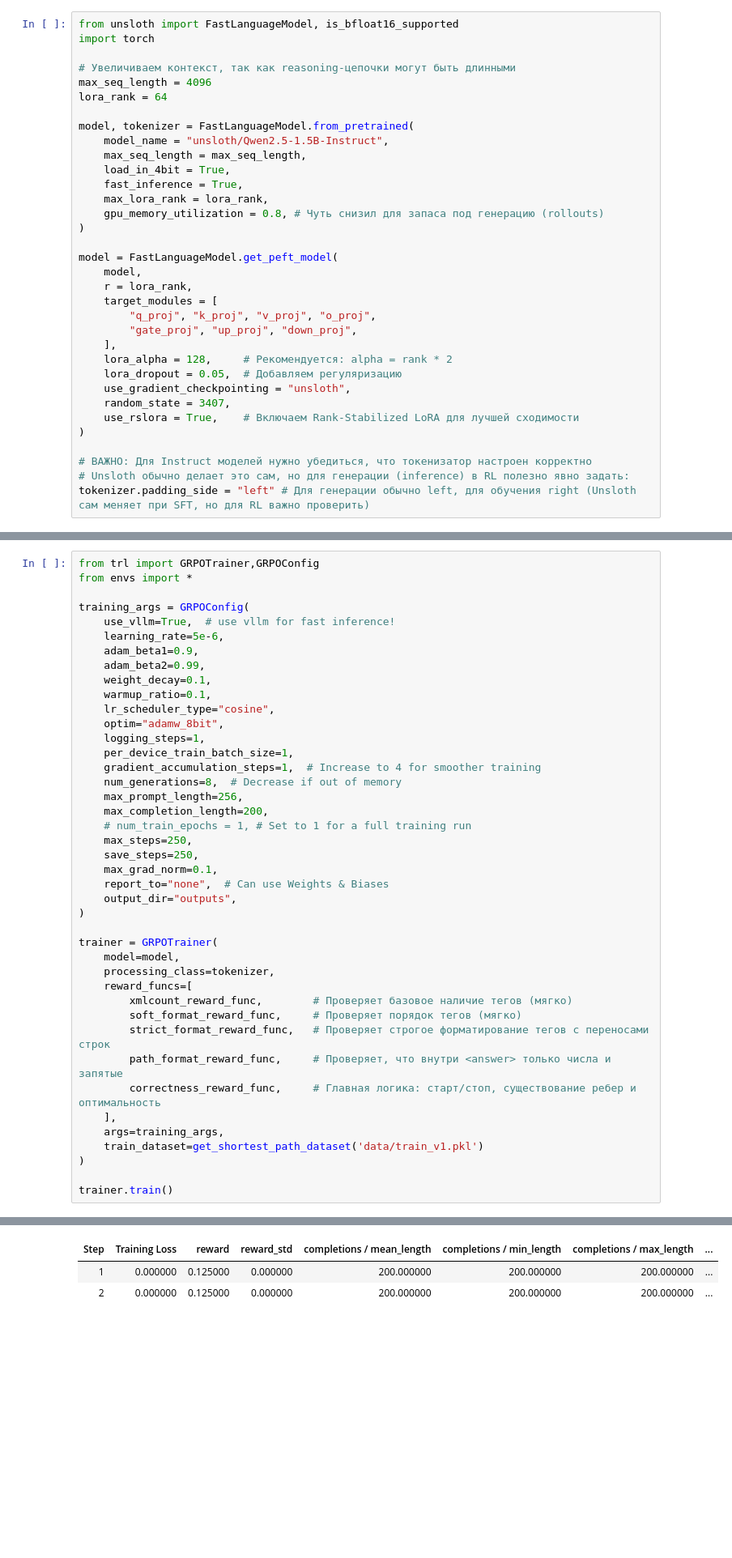
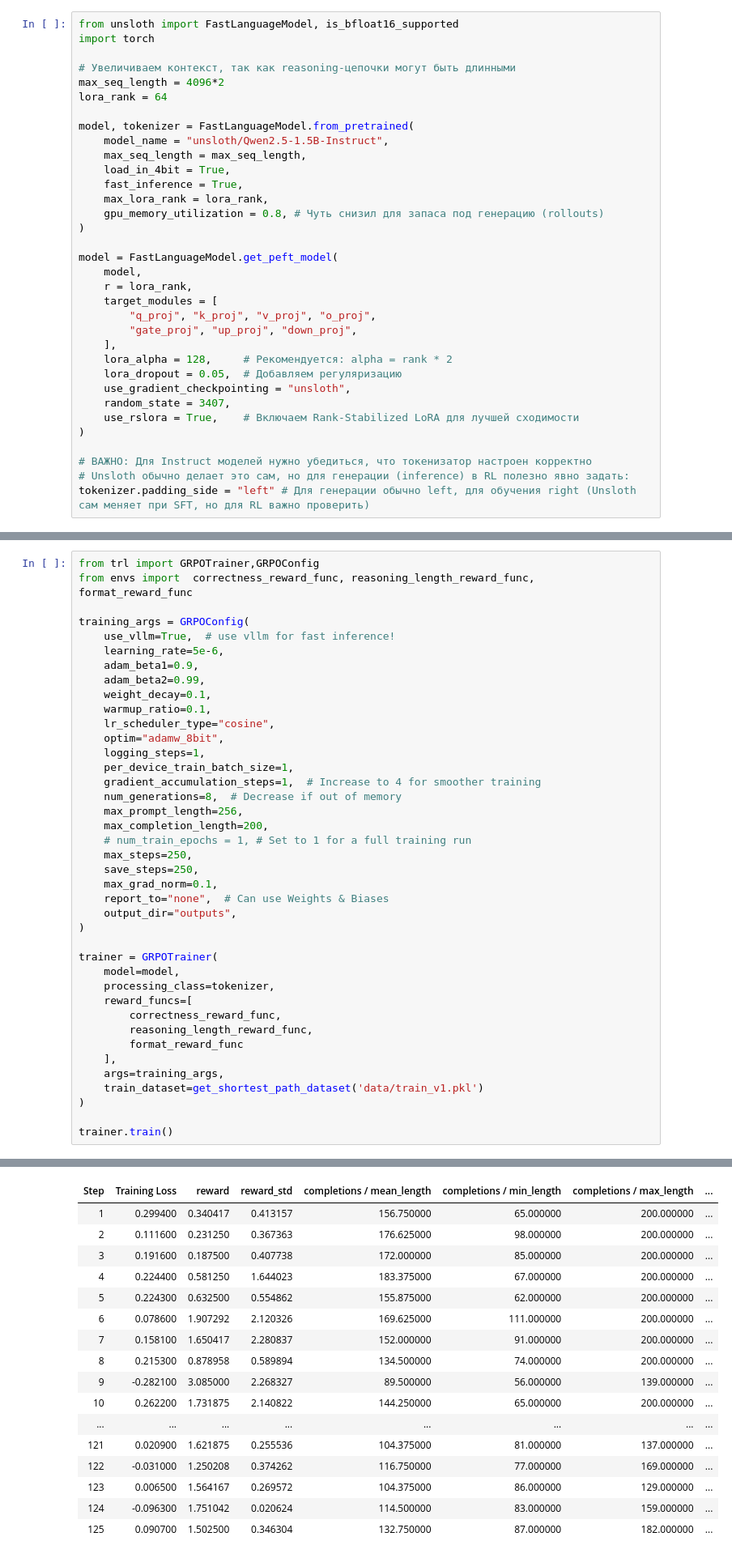
Before and after one commit to TebelevGt/HW-2_env, a Jupyter notebook: rl-shortest-path-agent/notebooks/playground.ipynb, the cells around one changed output, grey strips where cells are left out. Shown at 81% size. Drawn from its saved outputs; the diff is of its cells as text; blank space fills up the shorter version.

```diff
--- a/rl-shortest-path-agent/notebooks/playground.ipynb
+++ b/rl-shortest-path-agent/notebooks/playground.ipynb
@@ -59,7 +59,7 @@ from unsloth import FastLanguageModel, is_bfloat16_supported
 import torch
 
 # Увеличиваем контекст, так как reasoning-цепочки могут быть длинными
-max_seq_length = 4096
+max_seq_length = 4096*2
 lora_rank = 64
 
 model, tokenizer = FastLanguageModel.from_pretrained(
@@ -143,6 +169,6 @@ Unsloth 2026.2.1 patched 28 layers with 0 QKV layers, 0 O layers and 0 MLP layer
 # %%
 from trl import GRPOTrainer,GRPOConfig
-from envs import *
+from envs import  correctness_reward_func, reasoning_length_reward_func, format_reward_func
 
 training_args = GRPOConfig(
     use_vllm=True,  # use vllm for fast inference!
@@ -171,11 +197,9 @@ trainer = GRPOTrainer(
     model=model,
     processing_class=tokenizer,
     reward_funcs=[
-        xmlcount_reward_func,        # Проверяет базовое наличие тегов (мягко)
-        soft_format_reward_func,     # Проверяет порядок тегов (мягко)
-        strict_format_reward_func,   # Проверяет строгое форматирование тегов с переносами строк
-        path_format_reward_func,     # Проверяет, что внутри <answer> только числа и запятые
-        correctness_reward_func,     # Главная логика: старт/стоп, существование ребер и оптимальность
+        correctness_reward_func,
+        reasoning_length_reward_func,
+        format_reward_func
     ],
     args=training_args,
     train_dataset=get_shortest_path_dataset('data/train_v1.pkl')
@@ -200,3 +221,17 @@ Reward: 0.000
 | Step | Training Loss | reward | reward_std | completions / mean_length | completions / min_length | completions / max_length | ... |
-| 1 | 0.000000 | 0.125000 | 0.000000 | 200.000000 | 200.000000 | 200.000000 | ... |
-| 2 | 0.000000 | 0.125000 | 0.000000 | 200.000000 | 200.000000 | 200.000000 | ... |
+| 1 | 0.299400 | 0.340417 | 0.413157 | 156.750000 | 65.000000 | 200.000000 | ... |
+| 2 | 0.111600 | 0.231250 | 0.367363 | 176.625000 | 98.000000 | 200.000000 | ... |
+| 3 | 0.191600 | 0.187500 | 0.407738 | 172.000000 | 85.000000 | 200.000000 | ... |
+| 4 | 0.224400 | 0.581250 | 1.644023 | 183.375000 | 67.000000 | 200.000000 | ... |
+| 5 | 0.224300 | 0.632500 | 0.554862 | 155.875000 | 62.000000 | 200.000000 | ... |
+| 6 | 0.078600 | 1.907292 | 2.120326 | 169.625000 | 111.000000 | 200.000000 | ... |
+| 7 | 0.158100 | 1.650417 | 2.280837 | 152.000000 | 91.000000 | 200.000000 | ... |
+| 8 | 0.215300 | 0.878958 | 0.589894 | 134.500000 | 74.000000 | 200.000000 | ... |
+| 9 | -0.282100 | 3.085000 | 2.268327 | 89.500000 | 56.000000 | 139.000000 | ... |
+| 10 | 0.262200 | 1.731875 | 2.140822 | 144.250000 | 65.000000 | 200.000000 | ... |
+| ... | ... | ... | ... | ... | ... | ... | ... |
+| 121 | 0.020900 | 1.621875 | 0.255536 | 104.375000 | 81.000000 | 137.000000 | ... |
+| 122 | -0.031000 | 1.250208 | 0.374262 | 116.750000 | 77.000000 | 169.000000 | ... |
+| 123 | 0.006500 | 1.564167 | 0.269572 | 104.375000 | 86.000000 | 129.000000 | ... |
+| 124 | -0.096300 | 1.751042 | 0.020624 | 114.500000 | 83.000000 | 159.000000 | ... |
+| 125 | 0.090700 | 1.502500 | 0.346304 | 132.750000 | 87.000000 | 182.000000 | ... |
```
Also changed, not shown: parts of 5 cells of this notebook, 2 other files.
